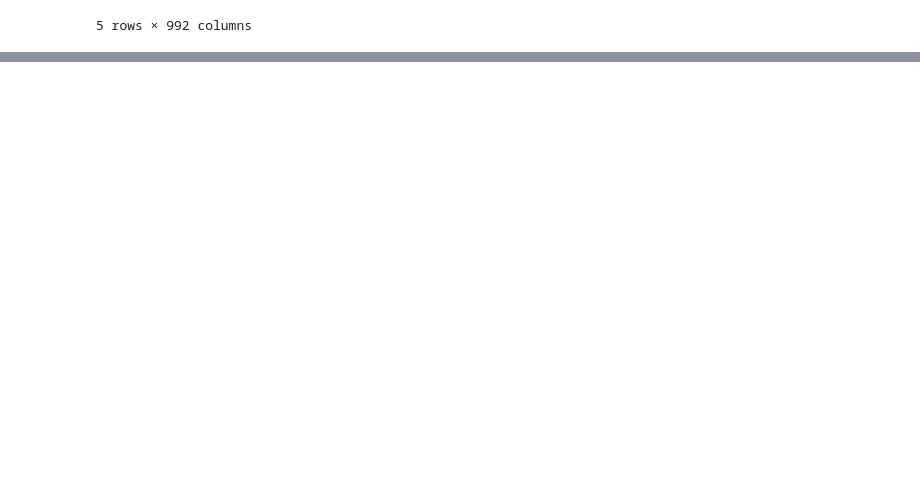
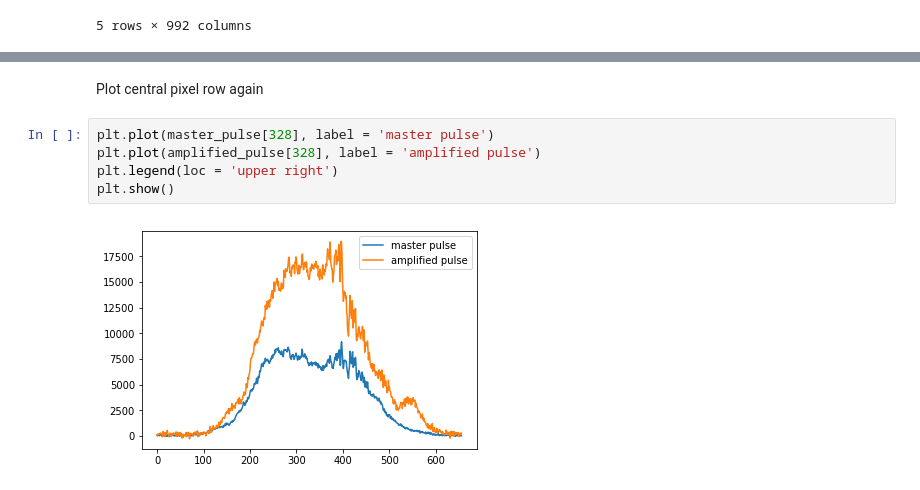
Before and after one commit to lepchenkov/Laser_amplification_mapper, a Jupyter notebook: Beam_Intensity_Analisys.ipynb, the cells around one changed output, grey strips where cells are left out. Saved outputs shown, nothing was run; the diff lists cells and outputs as text; blank space fills up the shorter version.

```diff
--- a/Beam_Intensity_Analisys.ipynb
+++ b/Beam_Intensity_Analisys.ipynb
@@ -83,0 +91,9 @@ plt.show()
+# %% [markdown]
+<p>Plot central pixel row again </p>
+# %%
+plt.plot(master_pulse[328], label = 'master pulse')
+plt.plot(amplified_pulse[328], label = 'amplified pulse')
+plt.legend(loc = 'upper right')
+plt.show()
+# %% [output]
+[figure, added]
```
Also changed, not shown: parts of 4 cells of this notebook.
